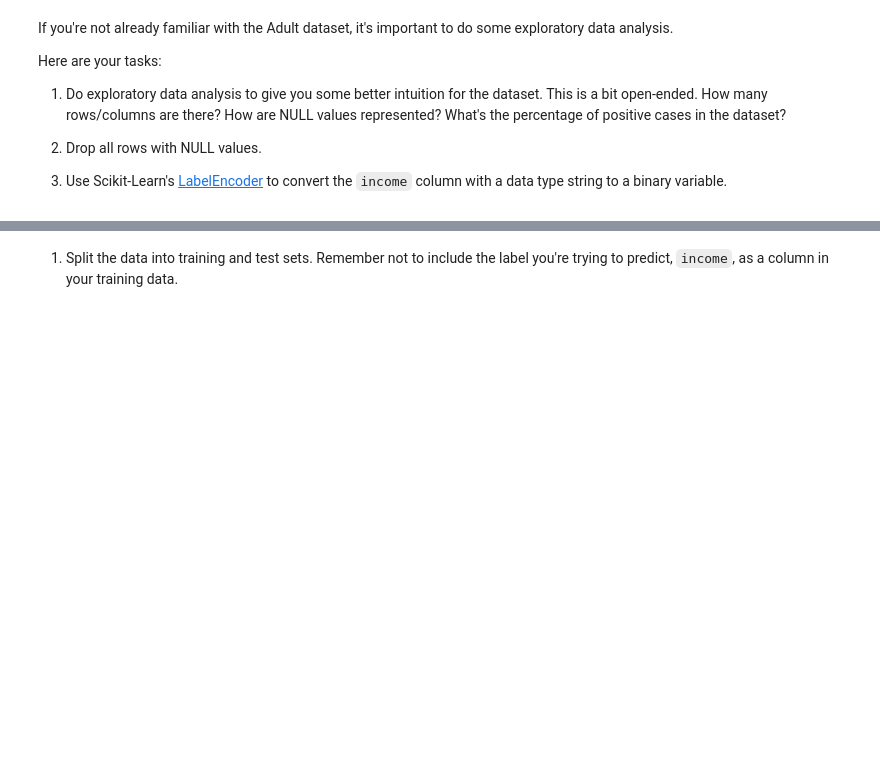
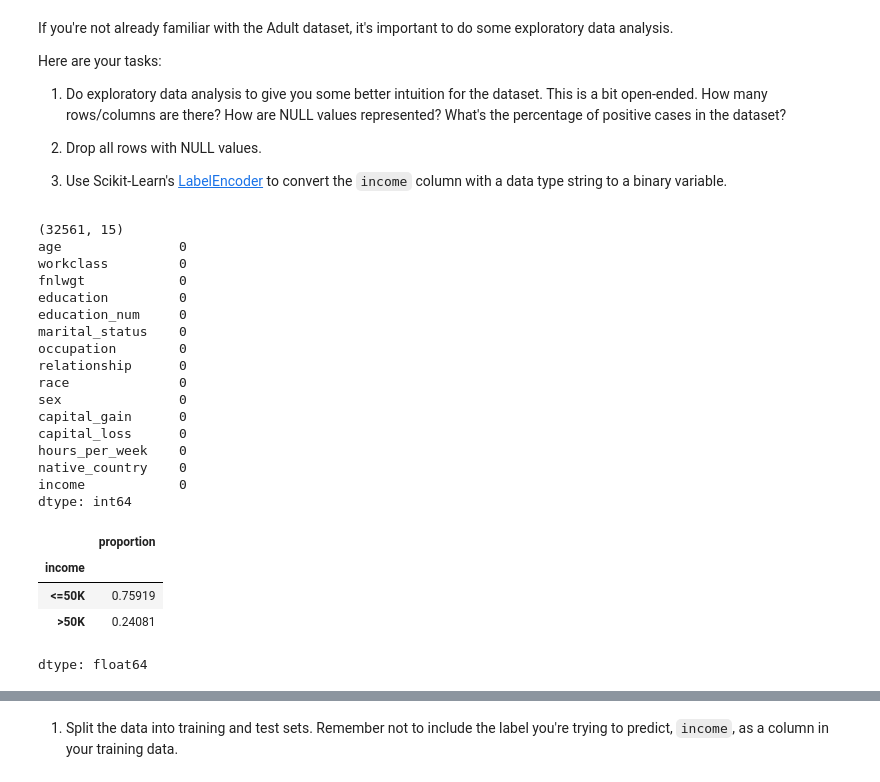
Before and after one commit to aparmarthi/AIML2025, a Jupyter notebook: Amey_Parmarthi_mle_miniproject_deep_learning.ipynb, the cells around one changed output, grey strips where cells are left out. Saved outputs shown, nothing was run; the diff lists cells and outputs as text; code cells hidden in the pictures; blank space fills up the shorter version.

```diff
--- a/Amey_Parmarthi_mle_miniproject_deep_learning.ipynb
+++ b/Amey_Parmarthi_mle_miniproject_deep_learning.ipynb
@@ -63,5 +97,32 @@ Here are your tasks:
 # %%
 # Do some exploratory analysis. How many rows/columns are there? How are NULL
 # values represented? What's the percentrage of positive cases in the dataset?
+print(df.shape)
+#df.describe()
+print(df.isna().sum())
+df['income'].value_counts(normalize=True)
+# %% [output]
+(32561, 15)
+age               0
+workclass         0
+fnlwgt            0
+education         0
+education_num     0
+marital_status    0
+occupation        0
+relationship      0
+race              0
+sex               0
+capital_gain      0
+capital_loss      0
+hours_per_week    0
+native_country    0
+income            0
+dtype: int64
+|  | proportion |
+| income |  |
+| <=50K | 0.75919 |
+| >50K | 0.24081 |
+dtype: float64
 # %%
 # Find all NULL values and drop them
```
Also changed, not shown: parts of 17 cells of this notebook.
